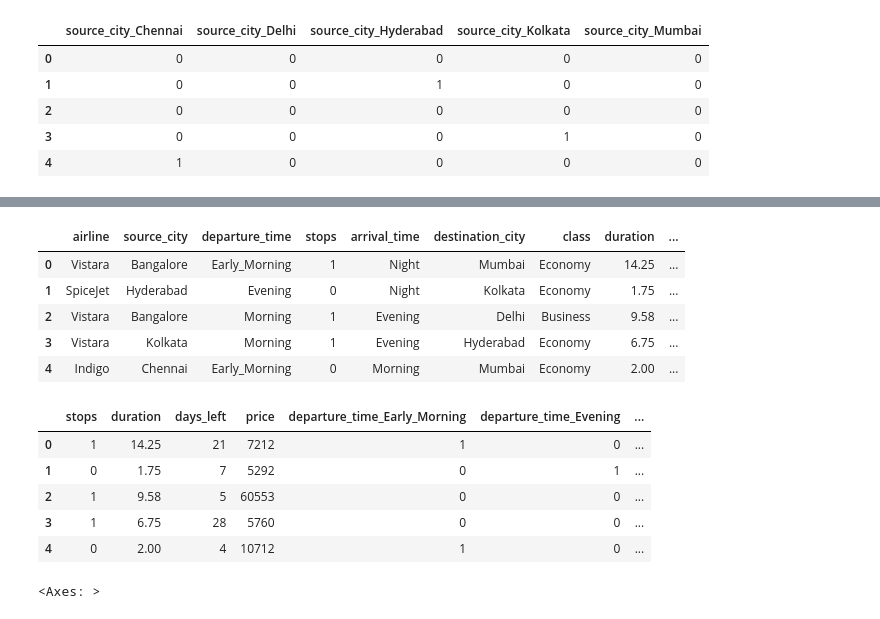
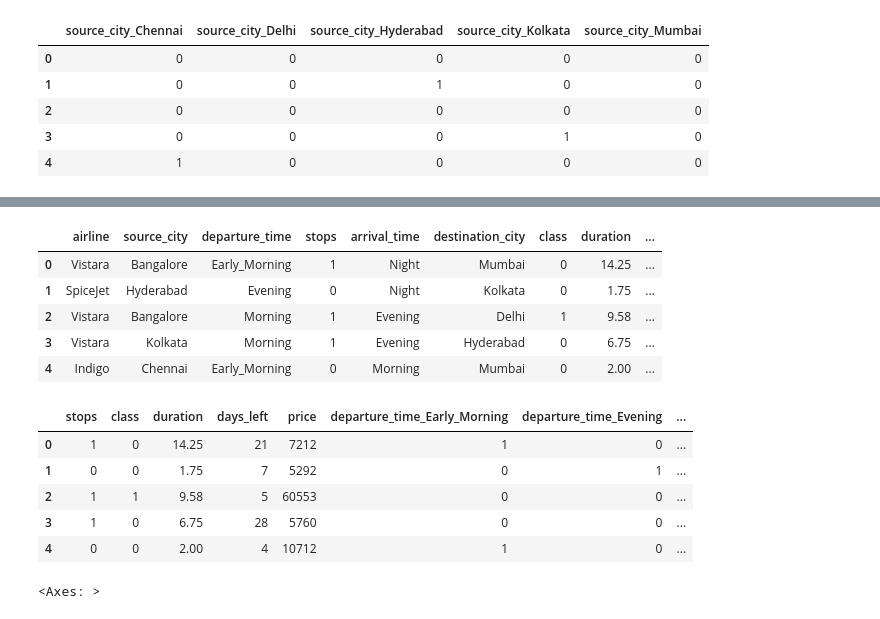
Before and after one commit to mirodil1/Flight-Price-Prediction, a Jupyter notebook: flight-price-prediction.ipynb, the cells around one changed output, grey strips where cells are left out. Drawn from its saved outputs; the diff is of its cells as text; code cells hidden in the pictures.

```diff
--- a/flight-price-prediction.ipynb
+++ b/flight-price-prediction.ipynb
@@ -133,6 +134,8 @@ train_data.corr()
 # %%
 # stops column values changed to numeric
 train_data['stops'] = train_data['stops'].replace({"zero": 0, "one": 1, "two_or_more": 2})
+train_data['class'] = train_data['class'].replace({"Economy": 0, "Business": 1})
+
 train_data.head()
 # %% [output]
 |  | airline | flight | source_city | departure_time | stops | arrival_time | destination_city | class | ... |
@@ -235,37 +225,36 @@ train_data.drop(["flight"], axis = 1, inplace = True)
 # %%
 # Concatenate dataframe --> train_data + Airline + Source + Destination
 
-data_train = pd.concat([train_data, Departure, Arrival, Airline, Source, Destination, Class], axis = 1)
+data_train = pd.concat([train_data, Departure, Arrival, Airline, Source, Destination], axis = 1)
 # %%
 data_train.head()
 # %% [output]
 |  | airline | source_city | departure_time | stops | arrival_time | destination_city | class | duration | ... |
-| 0 | Vistara | Bangalore | Early_Morning | 1 | Night | Mumbai | Economy | 14.25 | ... |
-| 1 | SpiceJet | Hyderabad | Evening | 0 | Night | Kolkata | Economy | 1.75 | ... |
-| 2 | Vistara | Bangalore | Morning | 1 | Evening | Delhi | Business | 9.58 | ... |
-| 3 | Vistara | Kolkata | Morning | 1 | Evening | Hyderabad | Economy | 6.75 | ... |
-| 4 | Indigo | Chennai | Early_Morning | 0 | Morning | Mumbai | Economy | 2.00 | ... |
+| 0 | Vistara | Bangalore | Early_Morning | 1 | Night | Mumbai | 0 | 14.25 | ... |
+| 1 | SpiceJet | Hyderabad | Evening | 0 | Night | Kolkata | 0 | 1.75 | ... |
+| 2 | Vistara | Bangalore | Morning | 1 | Evening | Delhi | 1 | 9.58 | ... |
+| 3 | Vistara | Kolkata | Morning | 1 | Evening | Hyderabad | 0 | 6.75 | ... |
+| 4 | Indigo | Chennai | Early_Morning | 0 | Morning | Mumbai | 0 | 2.00 | ... |
 # %%
 data_train.drop(
     [
         "source_city",
         "destination_city",
         "departure_time",
         "arrival_time",
         "airline",
-        "class",
     ],
     axis = 1, inplace = True
 
 )
 data_train.head()
 # %% [output]
-|  | stops | duration | days_left | price | departure_time_Early_Morning | departure_time_Evening | ... |
-| 0 | 1 | 14.25 | 21 | 7212 | 1 | 0 | ... |
-| 1 | 0 | 1.75 | 7 | 5292 | 0 | 1 | ... |
-| 2 | 1 | 9.58 | 5 | 60553 | 0 | 0 | ... |
-| 3 | 1 | 6.75 | 28 | 5760 | 0 | 0 | ... |
-| 4 | 0 | 2.00 | 4 | 10712 | 1 | 0 | ... |
+|  | stops | class | duration | days_left | price | departure_time_Early_Morning | departure_time_Evening | ... |
+| 0 | 1 | 0 | 14.25 | 21 | 7212 | 1 | 0 | ... |
+| 1 | 0 | 0 | 1.75 | 7 | 5292 | 0 | 1 | ... |
+| 2 | 1 | 1 | 9.58 | 5 | 60553 | 0 | 0 | ... |
+| 3 | 1 | 0 | 6.75 | 28 | 5760 | 0 | 0 | ... |
+| 4 | 0 | 0 | 2.00 | 4 | 10712 | 1 | 0 | ... |
 # %%
 # Checking for outliers
 fig,(ax1,ax2)=plt.subplots(2,1)
```
Also changed, not shown: parts of 28 cells of this notebook.
